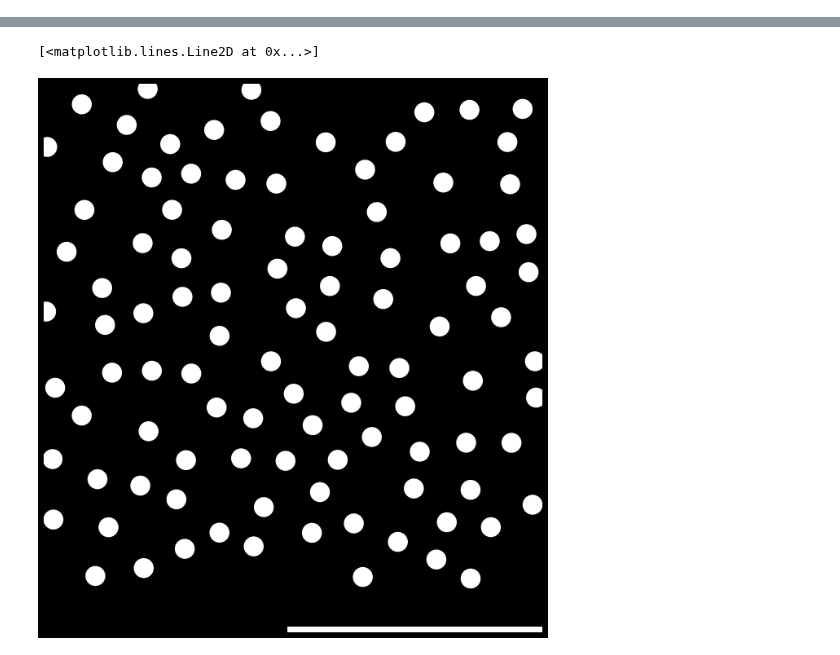
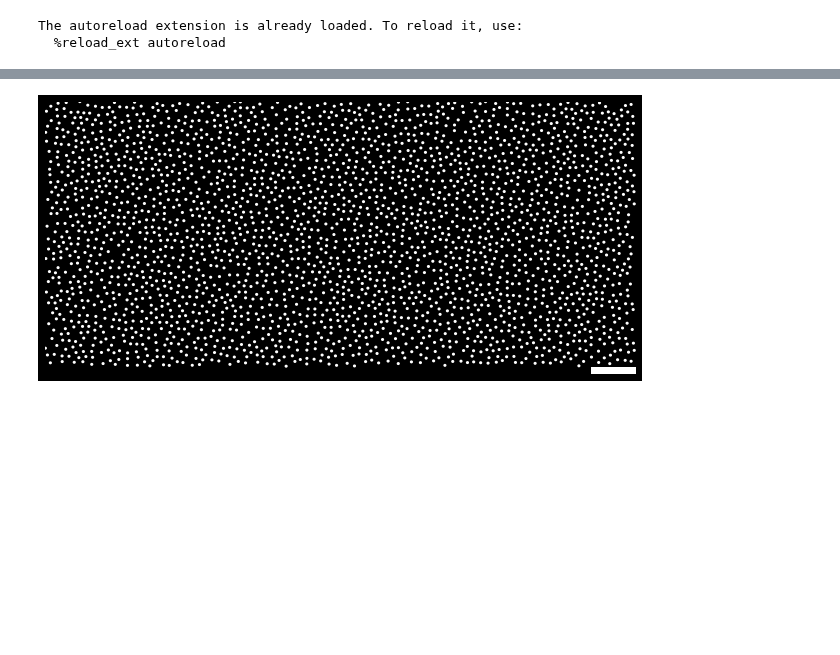
Before and after one commit to CNS-OIST/pycabnn, a Jupyter notebook: docs/fig_POPGEN/plot_pop_gen_figures.ipynb, the cells around one changed output, grey strips where cells are left out. Cells and saved outputs as stored; diff of their text form; code cells hidden in the pictures; blank space fills up the shorter version.

```diff
--- a/docs/fig_POPGEN/plot_pop_gen_figures.ipynb
+++ b/docs/fig_POPGEN/plot_pop_gen_figures.ipynb
@@ -3,9 +3,15 @@
 %autoreload 2
 %matplotlib inline
 
+import numpy as np
+import matplotlib.pyplot as plt
+plt.style.use('dark_background')
+
 import pds_plots as ppl
+# %% [output]
+The autoreload extension is already loaded. To reload it, use:
+  %reload_ext autoreload
 # %%
-import numpy as np
 
 f = np.load('coords_20190604_1.npz')
 
@@ -14,7 +20,7 @@ goc = f['goc']
 glo = f['glo']
 grc = f['grc_nop']
 
-bbox = [[600,800], [200-20, 400], [0, 200]]
+bbox = [[0, 1500], [0-20, 700], [0, 200]]
 
 def limit_to_box(x, box):
     mf = x.copy()
@@ -36,11 +42,11 @@ grc = fix_coors(grc)
 # %%
 bbox = bbox[:2]
 ax = ppl.plot_mf_1(mf, bbox, 4, save=False)
-ax.plot([bbox[0][1]-100, bbox[0][1]], [bbox[1][0], bbox[1][0]], 'w', linewidth=15)
+ax.plot([bbox[0][1]-100, bbox[0][1]], [bbox[1][0]+2.5, bbox[1][0]+2.5], 'w', linewidth=10)
 # ppl.plot_mf_2(mf, [1500, 700], save=True)
-# plt.savefig('mf.png', dpi=300/2.54)
+plt.tight_layout()
+plt.savefig('mf.png', dpi=300/2.54)
 # %% [output]
 [interactive output not drawn]
-[<matplotlib.lines.Line2D at 0x...>]
-[figure, old version]
+[figure, new version]
 # %%
```
Also changed, not shown: parts of 4 cells of this notebook, 6 other files.
